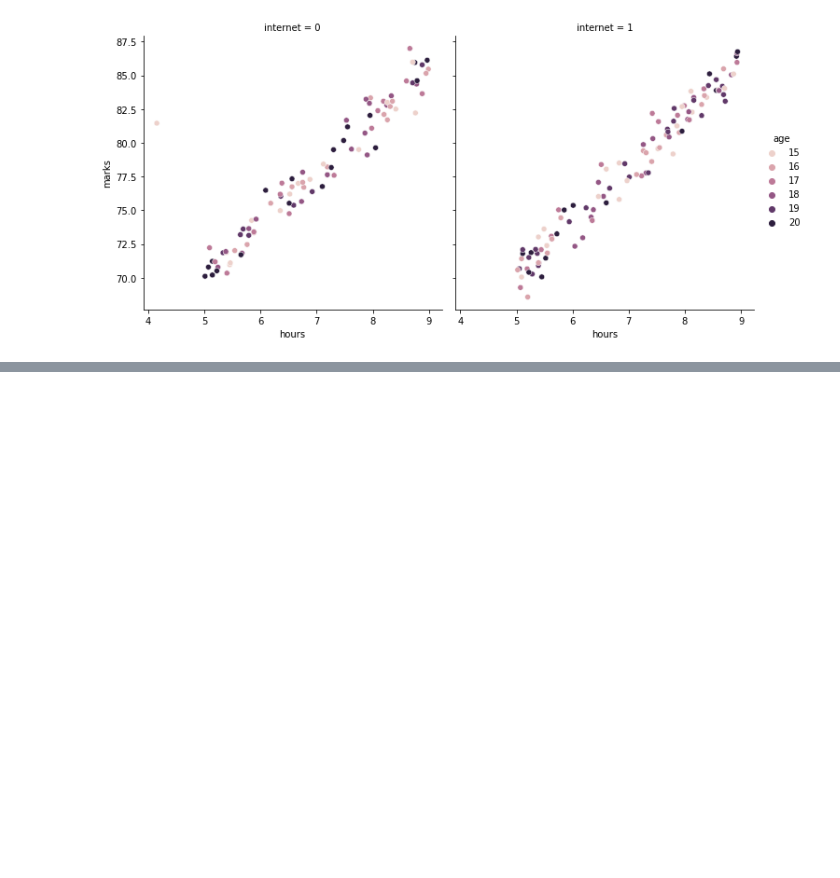
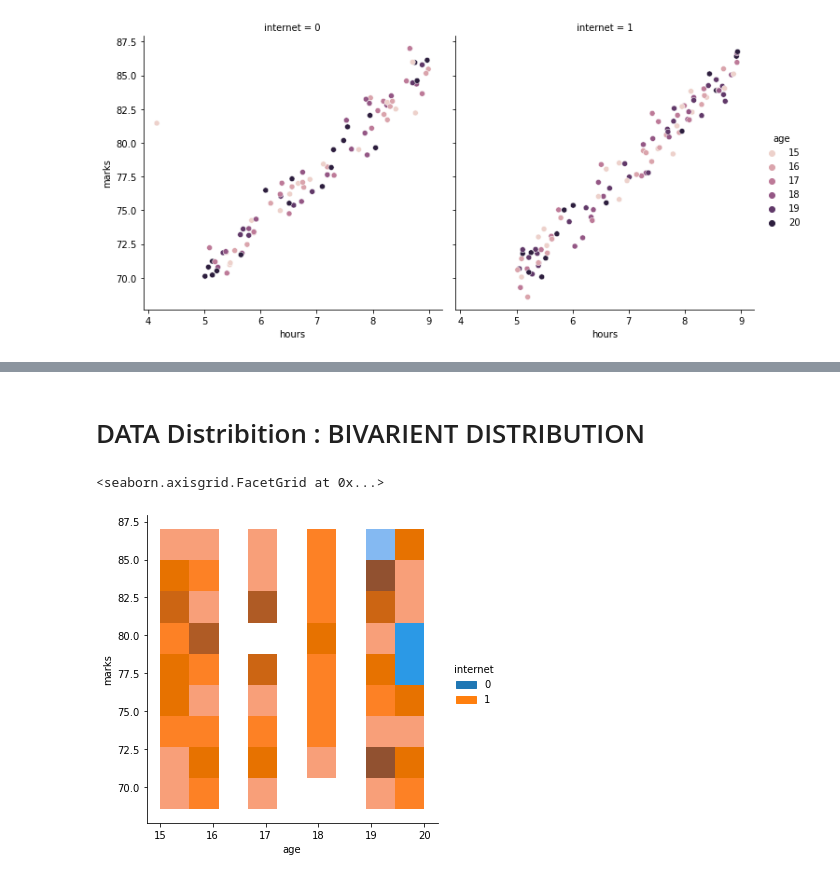
Before and after one commit to AnalystDhiren/Python-Handson, a Jupyter notebook: Handson_Seaborn.ipynb, the cells around one changed output, grey strips where cells are left out. Cells and saved outputs as stored; diff of their text form; code cells hidden in the pictures; blank space fills up the shorter version.

```diff
--- a/Handson_Seaborn.ipynb
+++ b/Handson_Seaborn.ipynb
@@ -51,0 +86,7 @@ sns.relplot(x='hours',y='marks',data=dataset1,col='internet',hue="age") #hue is
+# %% [markdown]
+# DATA Distribition : BIVARIENT DISTRIBUTION
+# %%
+sns.displot(dataset1, x="age",y="marks",hue="internet")
+# %% [output]
+<seaborn.axisgrid.FacetGrid at 0x...>
+[figure, added]
```
Also changed, not shown: parts of 22 cells of this notebook.
